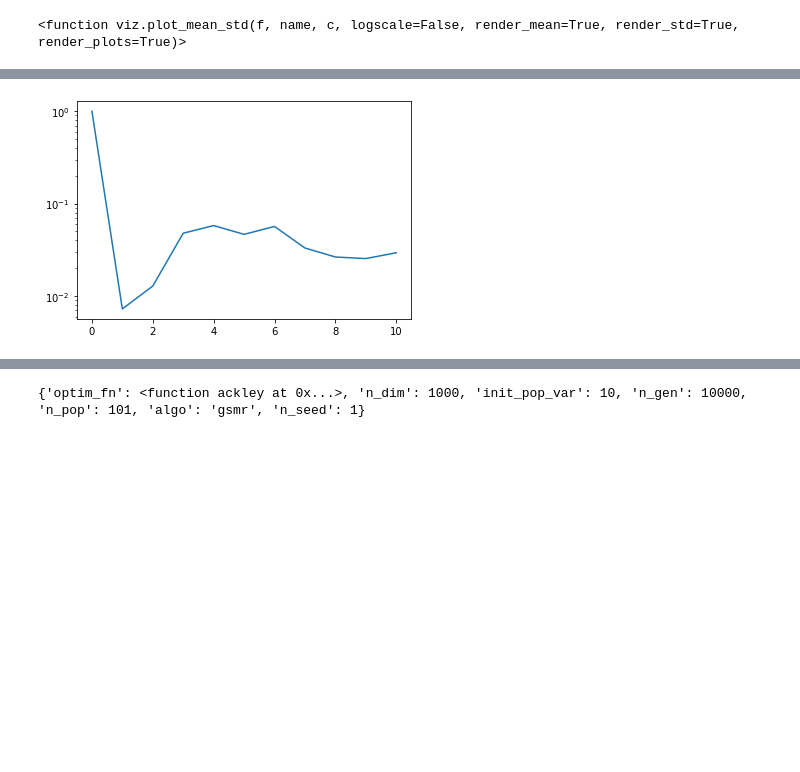
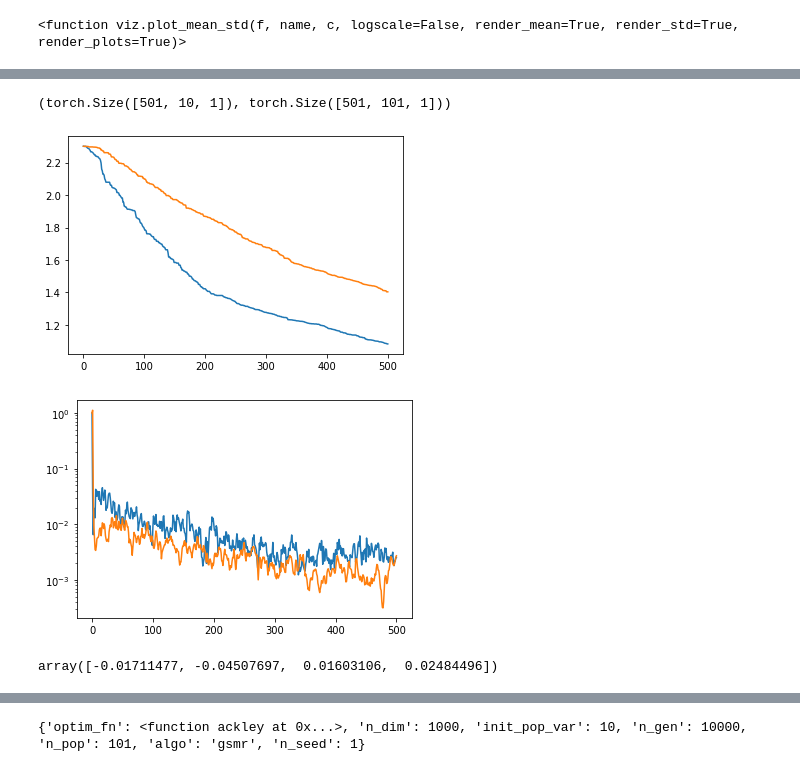
Before and after one commit to akarshkumar0101/evolved-neuroevolution, a Jupyter notebook: paper_nn.ipynb, the cells around one changed output, grey strips where cells are left out. Saved outputs shown, nothing was run; the diff lists cells and outputs as text; code cells hidden in the pictures; blank space fills up the shorter version.

```diff
--- a/paper_nn.ipynb
+++ b/paper_nn.ipynb
@@ -42,7 +59,0 @@ optim_fn = fit_mnist
-# %%
-pop = torch.randn(21, n_dim)/10.
-pops, fits = optim.run_evolution_base(pop, fit_mnist, 10, mr=1e-2, tqdm=tqdm)
-plt.plot(fits.min(dim=-1).values)
-pops, fits, mrs, mr_fits = optim.run_evolution_ours(pop, fit_mnist, 10, n_mutpop=5, tqdm=tqdm)
-plt.plot(fits.min(dim=-1).values)
-plt.show()
@@ -77,5 +120,26 @@ plt.legend()
-# %%
-plt.plot(mrs[:, :, 0].log().mean(dim=-1).exp())
-plt.yscale('log')
-# %% [output]
-[figure, removed]
+# %%
+fits_gsmr = data[0][0]
+mrs_gsmr = data[0][1]
+fits_nsmr = data[1][0]
+mrs_nsmr = data[1][1]
+# %%
+mrs_gsmr.shape, mrs_nsmr.shape
+# %% [output]
+(torch.Size([501, 10, 1]), torch.Size([501, 101, 1]))
+# %%
+plt.plot(fits_gsmr)
+plt.plot(fits_nsmr)
+plt.show()
+plt.plot(mrs_gsmr[..., 0].log().mean(dim=-1).exp())
+plt.plot(mrs_nsmr[..., 0].log().mean(dim=-1).exp())
+plt.yscale('log')
+# %% [output]
+[figure, added]
+[figure, added]
+# %%
+import gym
+env = gym.make('CartPole-v0')
+obs = env.reset()
+obs
+# %% [output]
+array([-0.01711477, -0.04507697,  0.01603106,  0.02484496])
```
Also changed, not shown: parts of 18 cells of this notebook, 4 other files.
